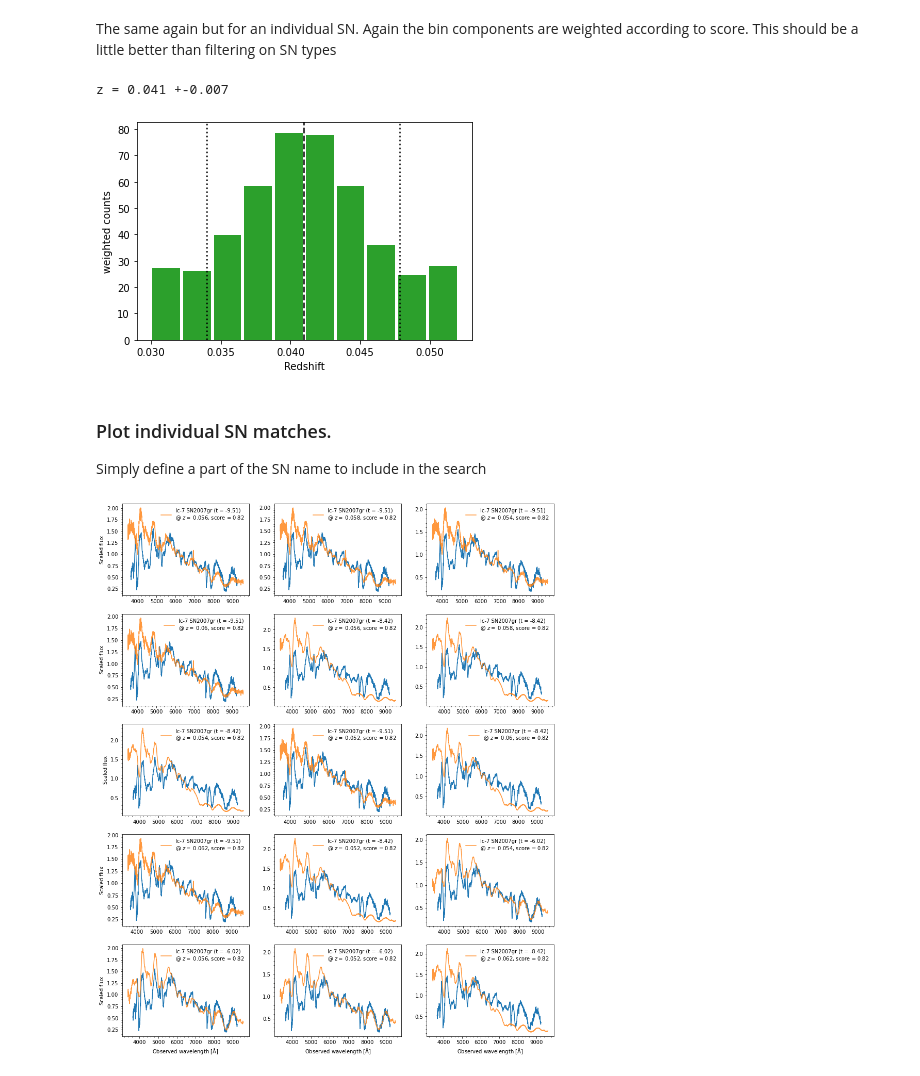
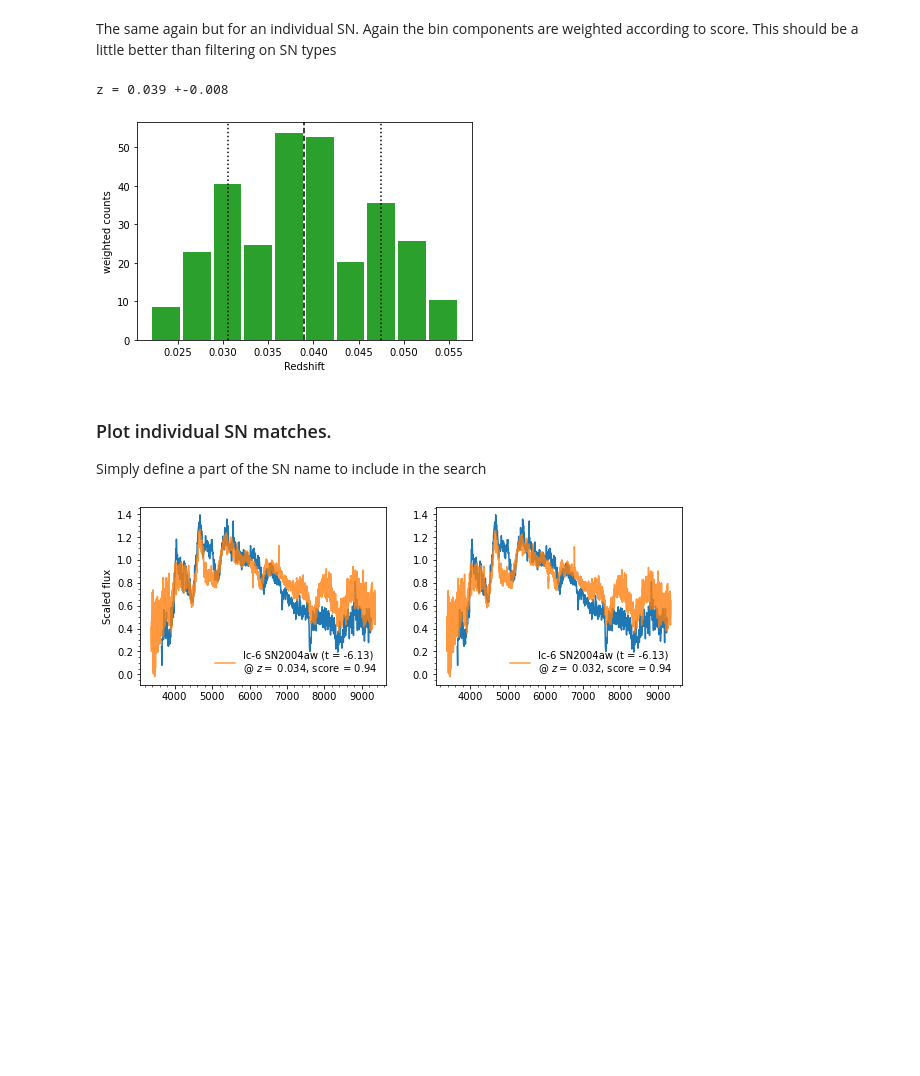
Before and after one commit to SiPrentice/SN_classifier, a Jupyter notebook: Classify_Supernovae.ipynb, the cells around one changed output. Cells and saved outputs as stored; diff of their text form; code cells hidden in the pictures; blank space fills up the shorter version.

```diff
--- a/Classify_Supernovae.ipynb
+++ b/Classify_Supernovae.ipynb
@@ -80,2 +110,22 @@ specname = '2019cri_Ic-0.041.asci'
 
 spectrum = f'./for_classification/{specname}'
+# %%
+folder = '/Users/sprentice/Documents/Pessto_run_feb21/2Feb/classifications/'
+
+# print the file names in order
+spectra = glob(folder +'*.asci')
+for idx, i in enumerate(spectra):
+    print(idx, os.path.basename(i ) )
+
+# choose the object and set extinction
+index = 3
+E = 1.6/3.1
+# Set if redshift is known
+redshift = False
+
+# set spectum name ad if necessary pad and deredden
+spectrum = spectra[index]
+#spectrum = pad(specname, deredden = E)
+
+# print the chose spectrum for classification
+print(f'\nclassifying {os.path.basename(spectrum) }')
@@ -82,7 +144,7 @@ spectrum = f'./for_classification/{specname}'
 # %% [markdown]
 # Get the best match and the scores for all the matches
 # %%
-best_match, indices, scores = get_classification(spectrum, clf)
+best_match, indices, scores = get_classification(spectrum, clf, E = E)
 best_match_properties = split(best_match)[0]
 best_match_properties
 print(f'The best match is {best_match_properties[0]} {best_match_properties[1]} (t = {best_match_properties[3]} d) at z = {best_match_properties[2]}')
@@ -137,6 +202,9 @@ Text(0.5, 0, 'Epoch [days]')
 ## Plot the best 15 matches
 # %%
 x , y = np.loadtxt(spectrum, usecols = (0,1) ,unpack= True )
+
+if E:
+    y = dered(x, y, 3.1, E)
 
 ref_lam = 6000
 
@@ -186,11 +254,11 @@ z = 0.051 +-0.010
 # %% [markdown]
 The same again but for an individual SN. Again the bin components are weighted according to score. This should be a little better than filtering on SN types
 # %%
-z_stats = get_z_stats(get_sn = 'SN2011bm')
+z_stats = get_z_stats(get_sn = 'SN2011fe')
 print(f'z = {z_stats[0][1]:.3f} +-{z_stats[0][2]:.3f}'  )
 # %% [output]
-z = 0.041 +-0.007
+z = 0.039 +-0.008
-[figure, old version]
+[figure, new version]
 # %% [markdown]
 ### Plot individual SN matches.
 Simply define a part of the SN name to include in the search
@@ -202,32 +270,32 @@ y = y / scale
 
 # need a rising index
 n= 0
 
 plt.figure(figsize = (15,19))
 for i, spec in enumerate(all_specs):
-    if '07gr' in spec and n < 15:
+    if '04aw' in spec and n < 15:
 
         plt.subplot(5,3, n + 1)
         plt.plot(x, y)
 
         x_, y_ = np.loadtxt(ref_location + spec, unpack = True)
 
         x_ = x_ * (1 + zs[i])
 
         scale = y_[np.argmin(abs(x_ - 6000))]
         y_ = y_ / scale
 
         plt.plot(x_, y_, label = f'{types[i]} {sne[i]} (t = {epochs[i]})\n@ $z=$ {zs[i]}, score = {fit_score:.2f}', alpha = 0.8)
 
         plt.legend(frameon = False)
         plt.minorticks_on()
 
         # this messes up if the limit of n changes
         if n in  [0, 3, 6, 9, 12]:
             plt.ylabel('Scaled flux')
         if n in [14, 13 ,12]:
             plt.xlabel('Observed wavelength [$\mathrm{\AA}$]')
         #plt.show()
         n+=1
 # %% [output]
-[figure, old version]
+[figure, new version]
```
Also changed, not shown: parts of 11 cells of this notebook, 1 other file.
